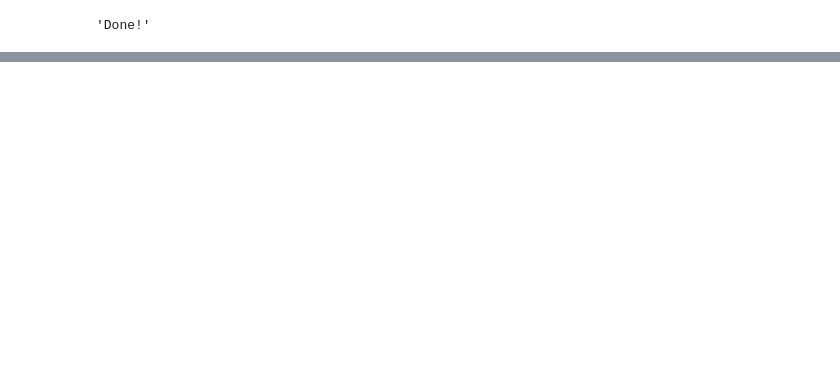
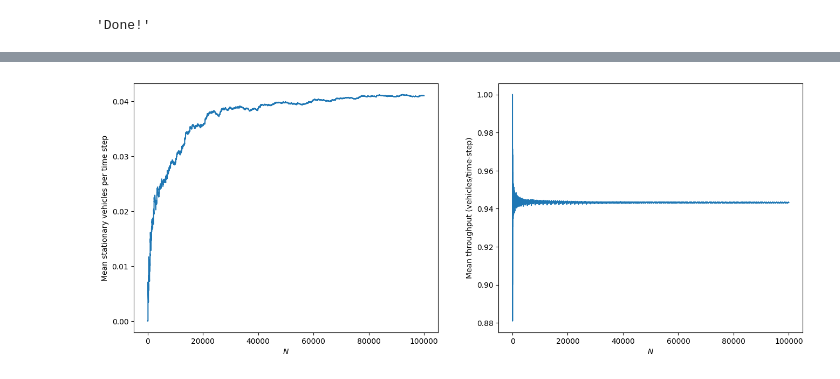
Before and after one commit to AJWestley/Nagel-Schreckenberg, a Jupyter notebook: Code/NaSch.ipynb, the cells around one changed output, grey strips where cells are left out. Cells and saved outputs as stored; diff of their text form; code cells hidden in the pictures; blank space fills up the shorter version.

```diff
--- a/Code/NaSch.ipynb
+++ b/Code/NaSch.ipynb
@@ -195,0 +208,41 @@ if os.path.exists("NaSch"):
+# %%
+# Plot data for chosen rho
+
+# Read in Data
+chosen_rho = 6
+v_max = list(regular_velocities.values())[0]
+csv_name = f"../Data/Examine_rho{round(1/chosen_rho, 3)}_vmax{v_max}.csv"
+data = pd.read_csv(csv_name)
+N_vals = data['N_vals']
+running_ave_stationary = [x / (i+1) for i, x in enumerate(np.cumsum(data['stationary']))]
+running_ave_throughput = [x / (i+1) for i, x in enumerate(np.cumsum(data['throughput']))]
+
+# Plot
+f, (ax1, ax2) = plt.subplots(1, 2, figsize=(16, 6))
+
+ax1.plot(N_vals, running_ave_stationary)
+ax1.set(xlabel=r'$N$', ylabel=r'Mean stationary vehicles per time step')
+
+ax2.plot(N_vals, running_ave_throughput)
+ax2.set(xlabel=r'$N$', ylabel=r'Mean throughput (vehicles/time-step)')
+plot_name = "../Report/Chosen_rho_NaSch.png"
+f.savefig(plot_name, dpi=1000, transparent=False, bbox_inches='tight')
+Image(plot_name, width=800)
+
+# Store inflow values in a json file
+throughput = {}
+for val in regular_velocities.values():
+    csv_name = f"../Data/Examine_rho{round(1/chosen_rho, 3)}_vmax{val}.csv"
+    data = pd.read_csv(csv_name)
+    throughput[val] = np.mean(data['throughput'])
+
+fname = "../Data/inflow.json"
+inflow = json.dumps(throughput, indent=4)
+if os.path.exists(fname):
+    os.remove(fname)
+with open(fname, "w") as outfile:
+    outfile.write(inflow)
+
+clean();
+# %% [output]
+[figure, added]
```
Also changed, not shown: parts of 13 cells of this notebook, 51 other files.
